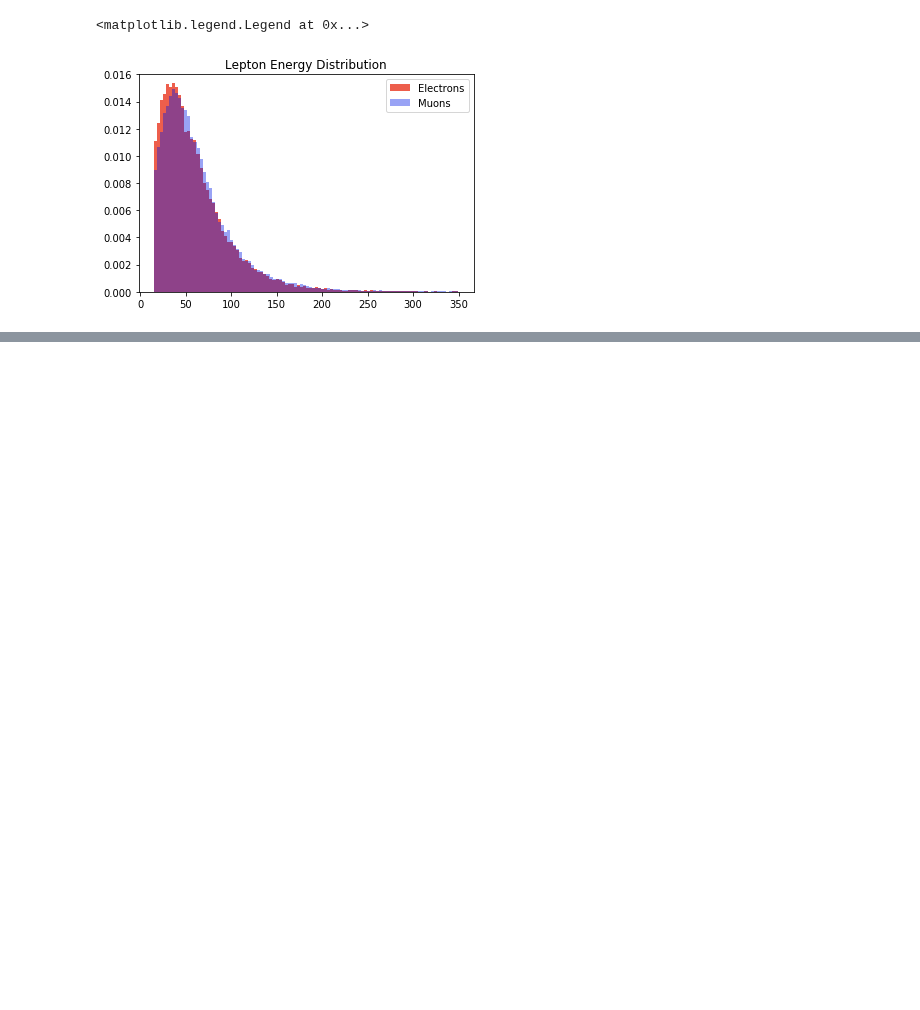
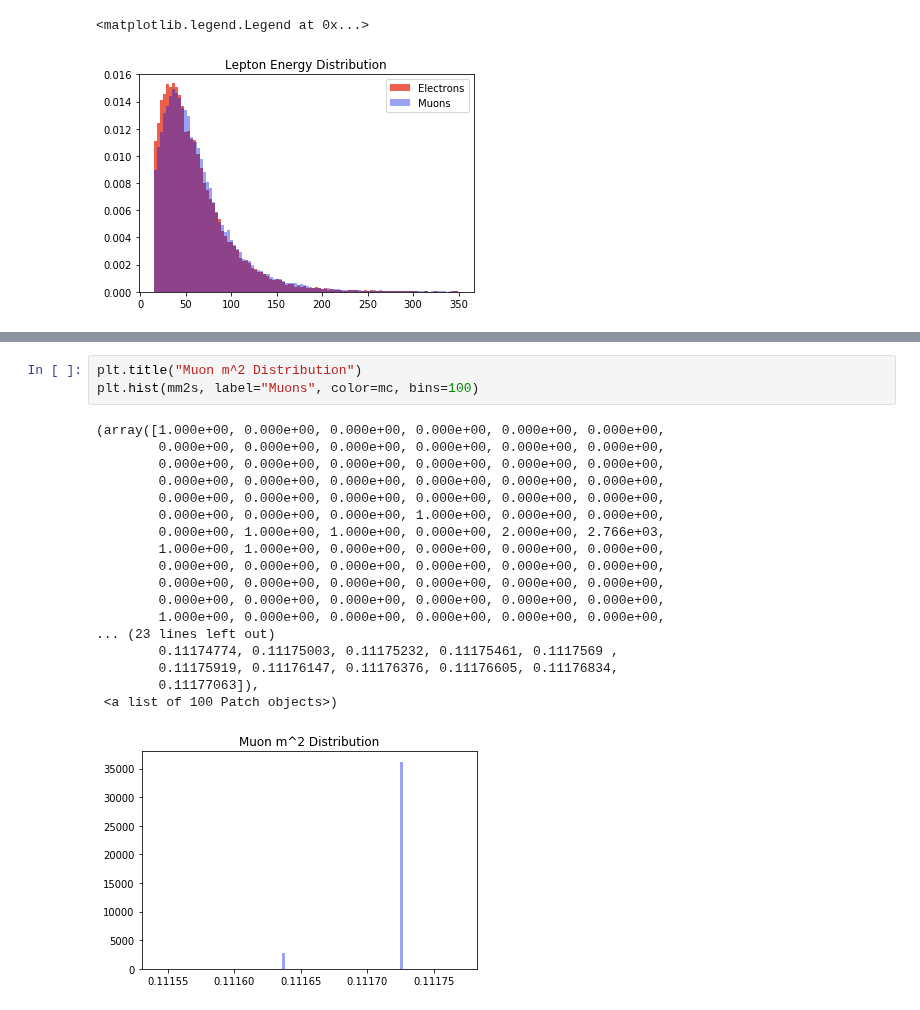
Before and after one commit to btannenw/CMS_machineLearning, a Jupyter notebook: leptonIdentificationNN/PlottingLeptonFeatures.ipynb, the cells around one changed output, grey strips where cells are left out. Saved outputs shown, nothing was run; the diff lists cells and outputs as text; blank space fills up the shorter version.

```diff
--- a/leptonIdentificationNN/PlottingLeptonFeatures.ipynb
+++ b/leptonIdentificationNN/PlottingLeptonFeatures.ipynb
@@ -347,0 +459,22 @@ plt.legend()
+# %%
+plt.title("Muon m^2 Distribution")
+plt.hist(mm2s, label="Muons", color=mc, bins=100)
+# %% [output]
+(array([1.000e+00, 0.000e+00, 0.000e+00, 0.000e+00, 0.000e+00, 0.000e+00,
+        0.000e+00, 0.000e+00, 0.000e+00, 0.000e+00, 0.000e+00, 0.000e+00,
+        0.000e+00, 0.000e+00, 0.000e+00, 0.000e+00, 0.000e+00, 0.000e+00,
+        0.000e+00, 0.000e+00, 0.000e+00, 0.000e+00, 0.000e+00, 0.000e+00,
+        0.000e+00, 0.000e+00, 0.000e+00, 0.000e+00, 0.000e+00, 0.000e+00,
+        0.000e+00, 0.000e+00, 0.000e+00, 1.000e+00, 0.000e+00, 0.000e+00,
+        0.000e+00, 1.000e+00, 1.000e+00, 0.000e+00, 2.000e+00, 2.766e+03,
+        1.000e+00, 1.000e+00, 0.000e+00, 0.000e+00, 0.000e+00, 0.000e+00,
+        0.000e+00, 0.000e+00, 0.000e+00, 0.000e+00, 0.000e+00, 0.000e+00,
+        0.000e+00, 0.000e+00, 0.000e+00, 0.000e+00, 0.000e+00, 0.000e+00,
+        0.000e+00, 0.000e+00, 0.000e+00, 0.000e+00, 0.000e+00, 0.000e+00,
+        1.000e+00, 0.000e+00, 0.000e+00, 0.000e+00, 0.000e+00, 0.000e+00,
+... (23 lines left out)
+        0.11174774, 0.11175003, 0.11175232, 0.11175461, 0.1117569 ,
+        0.11175919, 0.11176147, 0.11176376, 0.11176605, 0.11176834,
+        0.11177063]),
+ <a list of 100 Patch objects>)
+[figure, added]
```
Also changed, not shown: parts of 13 cells of this notebook, 4 other files.
